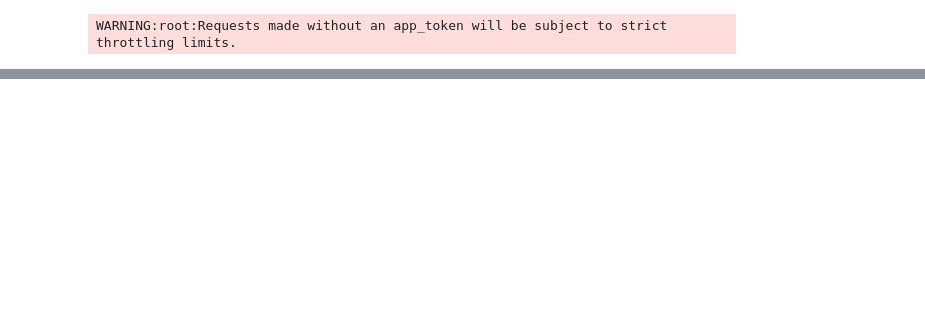
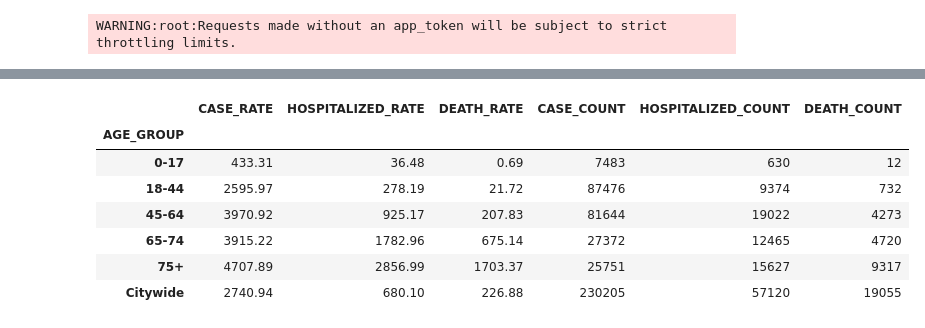
Before and after one commit to christophersingh/COVID-19_Mental_Health, a Jupyter notebook: Mental Health.ipynb, the cells around one changed output, grey strips where cells are left out. Drawn from its saved outputs; the diff is of its cells as text; code cells hidden in the pictures; blank space fills up the shorter version.

```diff
--- a/Mental Health.ipynb
+++ b/Mental Health.ipynb
@@ -76,0 +128,11 @@ Connecticut
+# %%
+age
+# %% [output]
+|  | CASE_RATE | HOSPITALIZED_RATE | DEATH_RATE | CASE_COUNT | HOSPITALIZED_COUNT | DEATH_COUNT |
+| AGE_GROUP |  |  |  |  |  |  |
+| 0-17 | 433.31 | 36.48 | 0.69 | 7483 | 630 | 12 |
+| 18-44 | 2595.97 | 278.19 | 21.72 | 87476 | 9374 | 732 |
+| 45-64 | 3970.92 | 925.17 | 207.83 | 81644 | 19022 | 4273 |
+| 65-74 | 3915.22 | 1782.96 | 675.14 | 27372 | 12465 | 4720 |
+| 75+ | 4707.89 | 2856.99 | 1703.37 | 25751 | 15627 | 9317 |
+| Citywide | 2740.94 | 680.10 | 226.88 | 230205 | 57120 | 19055 |
```
Also changed, not shown: parts of 8 cells of this notebook, 2 other files.
